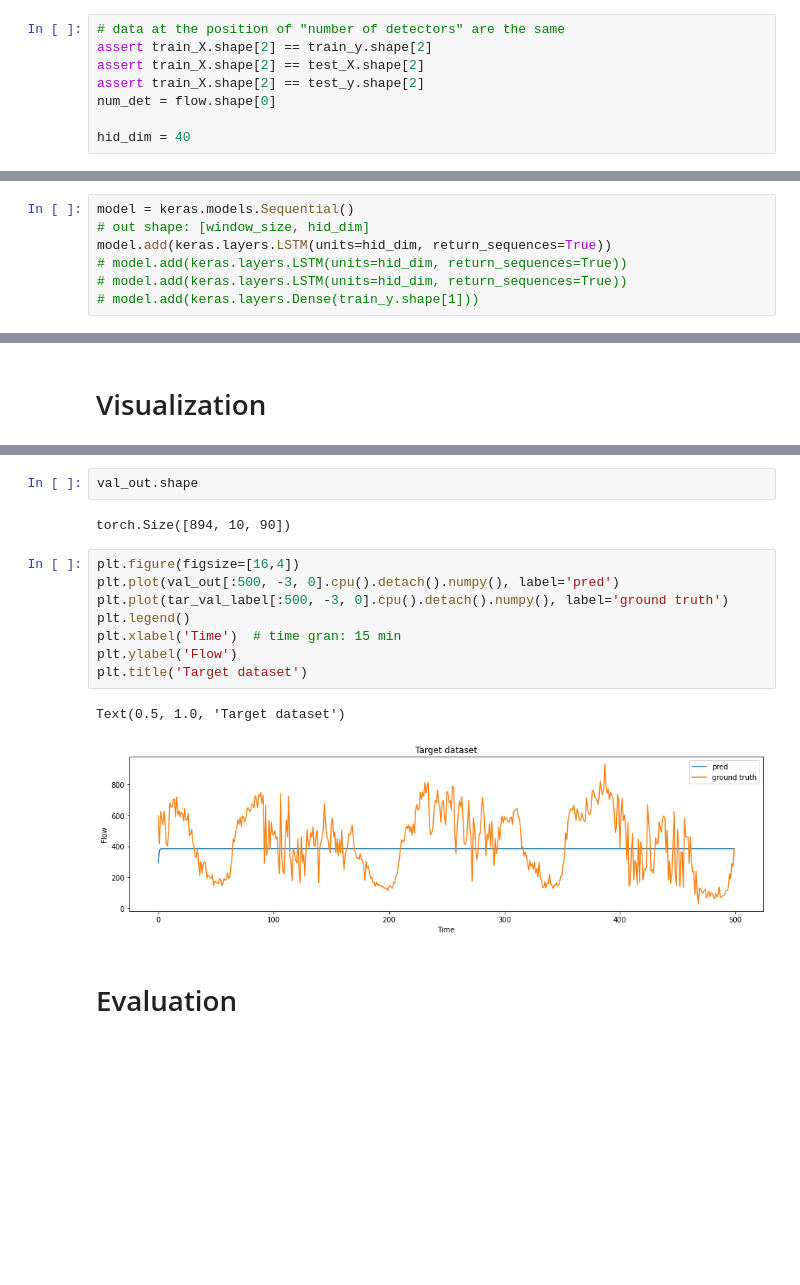
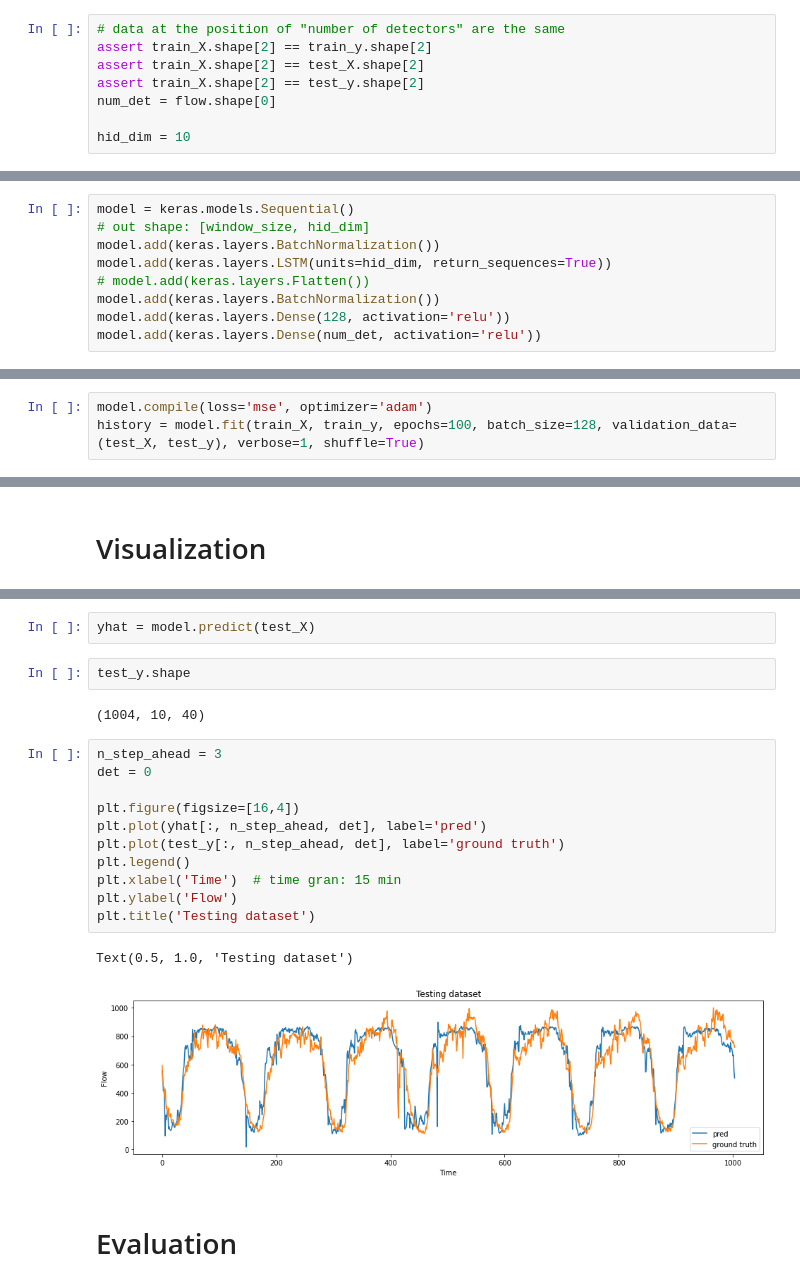
Before and after one commit to HaTT2018/NET_louvain_DAN, a Jupyter notebook: learning_DAN/base_LSTM_keras.ipynb, the cells around one changed output, grey strips where cells are left out. Saved outputs shown, nothing was run; the diff lists cells and outputs as text; blank space fills up the shorter version.

```diff
--- a/learning_DAN/base_LSTM_keras.ipynb
+++ b/learning_DAN/base_LSTM_keras.ipynb
@@ -84,7 +88,7 @@ assert train_X.shape[2] == test_X.shape[2]
 assert train_X.shape[2] == test_y.shape[2]
 num_det = flow.shape[0]
 
-hid_dim = 40
+hid_dim = 10
 # %%
 train_X.shape
 # %% [output]
@@ -92,7 +96,9 @@ train_X.shape
 # %%
 model = keras.models.Sequential()
 # out shape: [window_size, hid_dim]
+model.add(keras.layers.BatchNormalization())
 model.add(keras.layers.LSTM(units=hid_dim, return_sequences=True))
-# model.add(keras.layers.LSTM(units=hid_dim, return_sequences=True))
-# model.add(keras.layers.LSTM(units=hid_dim, return_sequences=True))
-# model.add(keras.layers.Dense(train_y.shape[1]))
+# model.add(keras.layers.Flatten())
+model.add(keras.layers.BatchNormalization())
+model.add(keras.layers.Dense(128, activation='relu'))
+model.add(keras.layers.Dense(num_det, activation='relu'))
@@ -175,0 +107,3 @@ KeyboardInterrupt:
+# %%
+model.compile(loss='mse', optimizer='adam')
+history = model.fit(train_X, train_y, epochs=100, batch_size=128, validation_data=(test_X, test_y), verbose=1, shuffle=True)
@@ -200,17 +137,22 @@ plot_loss(val_loss_set, train_loss_set, 'No DAN')
+# %%
+yhat = model.predict(test_X)
 # %%
-val_out.shape
+test_y.shape
 # %% [output]
-torch.Size([894, 10, 90])
+(1004, 10, 40)
 # %%
+n_step_ahead = 3
+det = 0
+
 plt.figure(figsize=[16,4])
-plt.plot(val_out[:500, -3, 0].cpu().detach().numpy(), label='pred')
-plt.plot(tar_val_label[:500, -3, 0].cpu().detach().numpy(), label='ground truth')
+plt.plot(yhat[:, n_step_ahead, det], label='pred')
+plt.plot(test_y[:, n_step_ahead, det], label='ground truth')
 plt.legend()
 plt.xlabel('Time')  # time gran: 15 min
 plt.ylabel('Flow')
-plt.title('Target dataset')
+plt.title('Testing dataset')
 # %% [output]
-Text(0.5, 1.0, 'Target dataset')
+Text(0.5, 1.0, 'Testing dataset')
-[figure, old version]
+[figure, new version]
 # %% [markdown]
 # Evaluation
```
Also changed, not shown: parts of 21 cells of this notebook.
